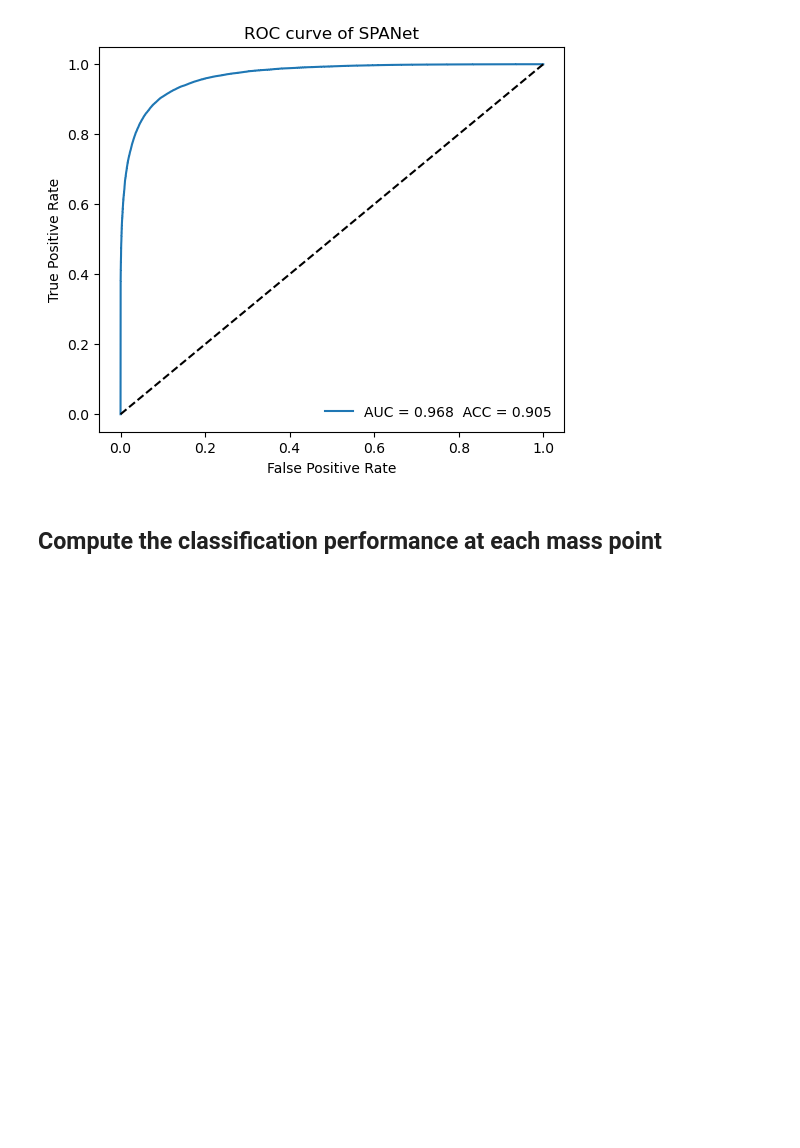
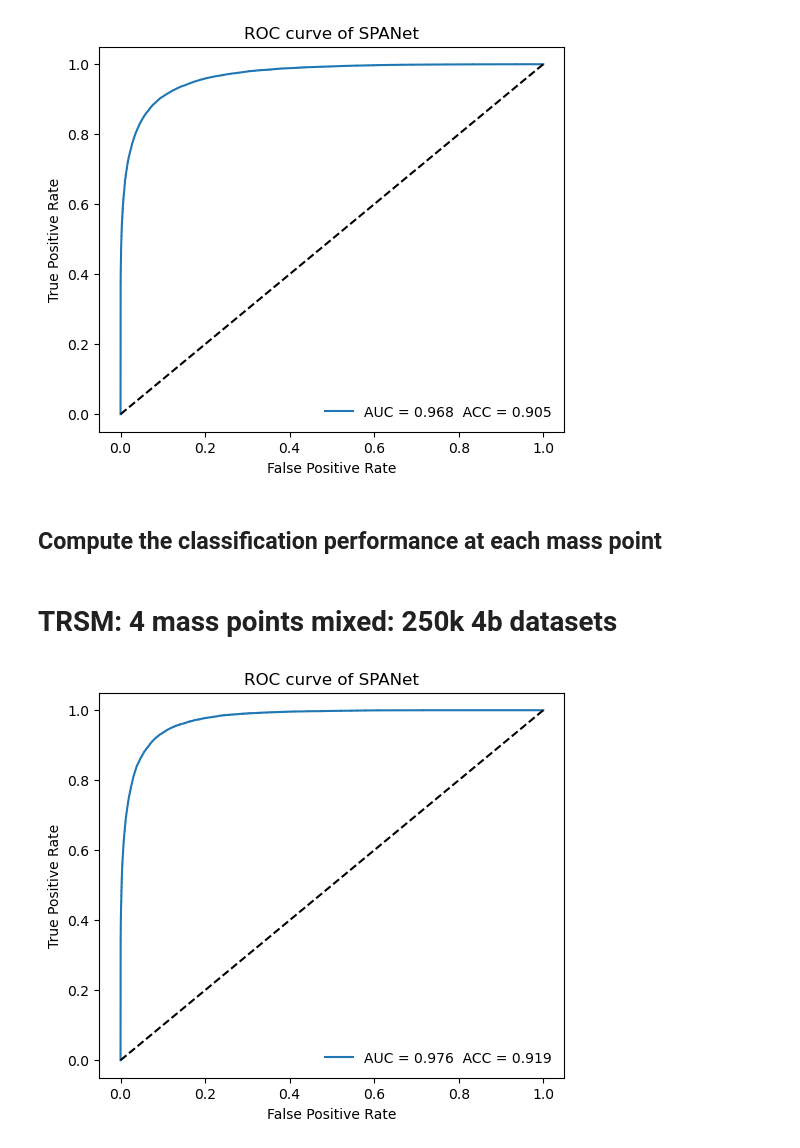
Before and after one commit to r10222035/3h6b_collider_study, a Jupyter notebook: SPANet/SPANet_results.ipynb, the cells around one changed output. Saved outputs shown, nothing was run; the diff lists cells and outputs as text; code cells hidden in the pictures; blank space fills up the shorter version.

Commit message:
Code: Update the results of mix 4 mass points in TRSM

```diff
--- a/SPANet/SPANet_results.ipynb
+++ b/SPANet/SPANet_results.ipynb
@@ -349,3 +349,16 @@ for m3_m2 in ['420_280', '500_275', '500_300', '520_325']:
     csv_path = Path(f'../classification_performance/gghhh_bsm_{m3_m2}/gghhh-4pT40_6b-1-SPANet_classifier.csv')
     csv_path.parent.mkdir(parents=True, exist_ok=True)
     df.to_csv(csv_path, index=False)
+# %% [markdown]
+# TRSM: 4 mass points mixed: 250k 4b datasets
+# %%
+h5_dir = Path('../Sample/SPANet/TRSM')
+file_path = h5_dir / 'triHiggs_TRSM-4pT40_4b-mix_4-test.h5'
+y_test = get_predict_results_from_h5(file_path)
+
+file_path = h5_dir / 'triHiggs_TRSM-4pT40_4b-mix_4-test-4b_SPANet_predict.h5'
+y_prob = get_predict_results_from_h5(file_path)
+
+plot_roc_curve(y_test == 1, y_prob[:, 1])
+# %% [output]
+[figure, added]
```
Also changed, not shown: parts of 10 cells of this notebook, 18 other files.
